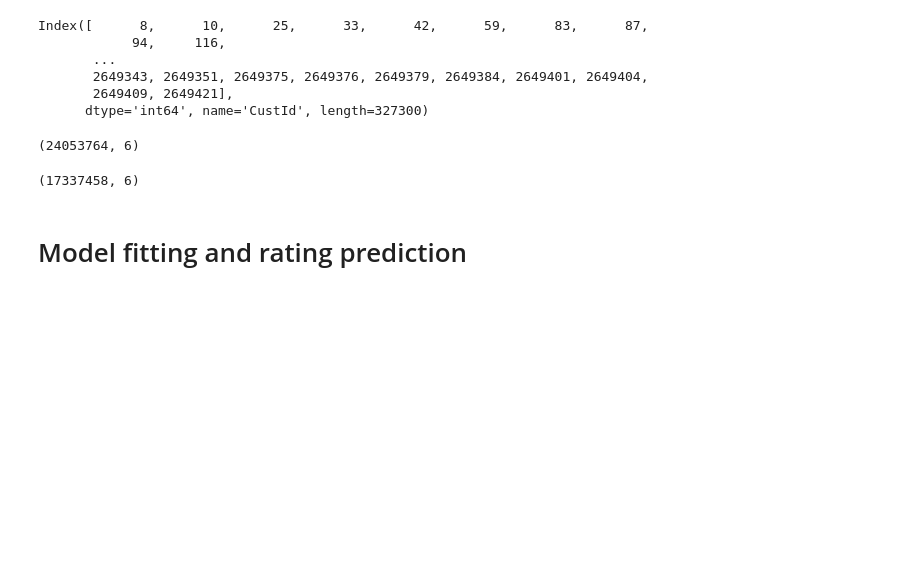
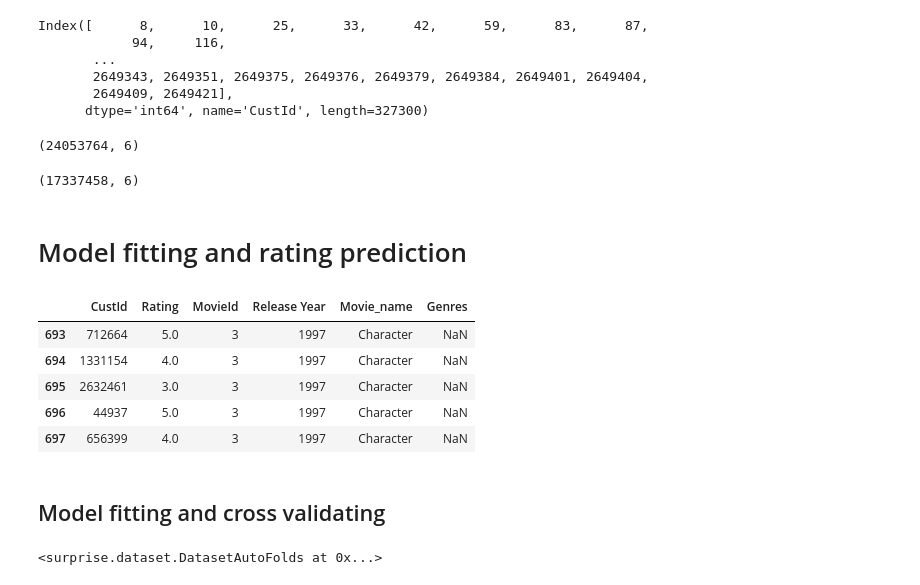
Before and after one commit to XXzE3/Movie-recommender-engine, a Jupyter notebook: Movie recommender engine.ipynb, the cells around one changed output. Cells and saved outputs as stored; diff of their text form; code cells hidden in the pictures; blank space fills up the shorter version.

```diff
--- a/Movie recommender engine.ipynb
+++ b/Movie recommender engine.ipynb
@@ -883,12 +883,23 @@ netflix_movies.shape
 from surprise import Reader, SVD, Dataset
 from surprise.model_selection import cross_validate
 # %%
-netflix_data.head()
+netflix_movies.head()
+# %% [output]
+|  | CustId | Rating | MovieId | Release Year | Movie_name | Genres |
+| 693 | 712664 | 5.0 | 3 | 1997 | Character | NaN |
+| 694 | 1331154 | 4.0 | 3 | 1997 | Character | NaN |
+| 695 | 2632461 | 3.0 | 3 | 1997 | Character | NaN |
+| 696 | 44937 | 5.0 | 3 | 1997 | Character | NaN |
+| 697 | 656399 | 4.0 | 3 | 1997 | Character | NaN |
+# %% [markdown]
+## Model fitting and cross validating
 # %%
 #arranging data to feed the SVD model
 reader = Reader()
-model_data = Dataset.load_from_df(netflix_data[['CustId','MovieId','Rating']][0:7500000],reader)
+model_data = Dataset.load_from_df(netflix_movies[['CustId','MovieId','Rating']],reader)
 model_data
+# %% [output]
+<surprise.dataset.DatasetAutoFolds at 0x...>
 # %%
 #model fitting and cross validation
 model = SVD()
```
Also changed, not shown: parts of 22 cells of this notebook.
